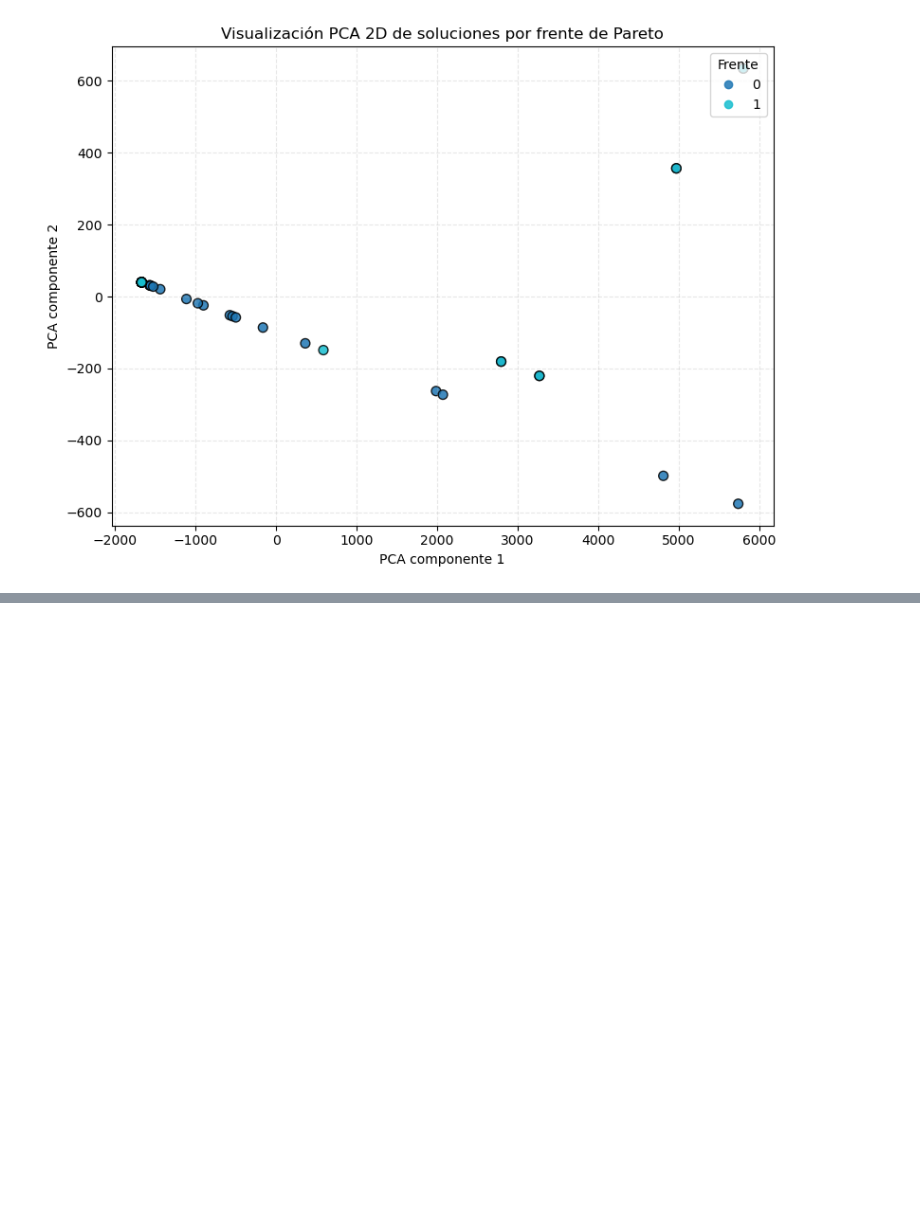
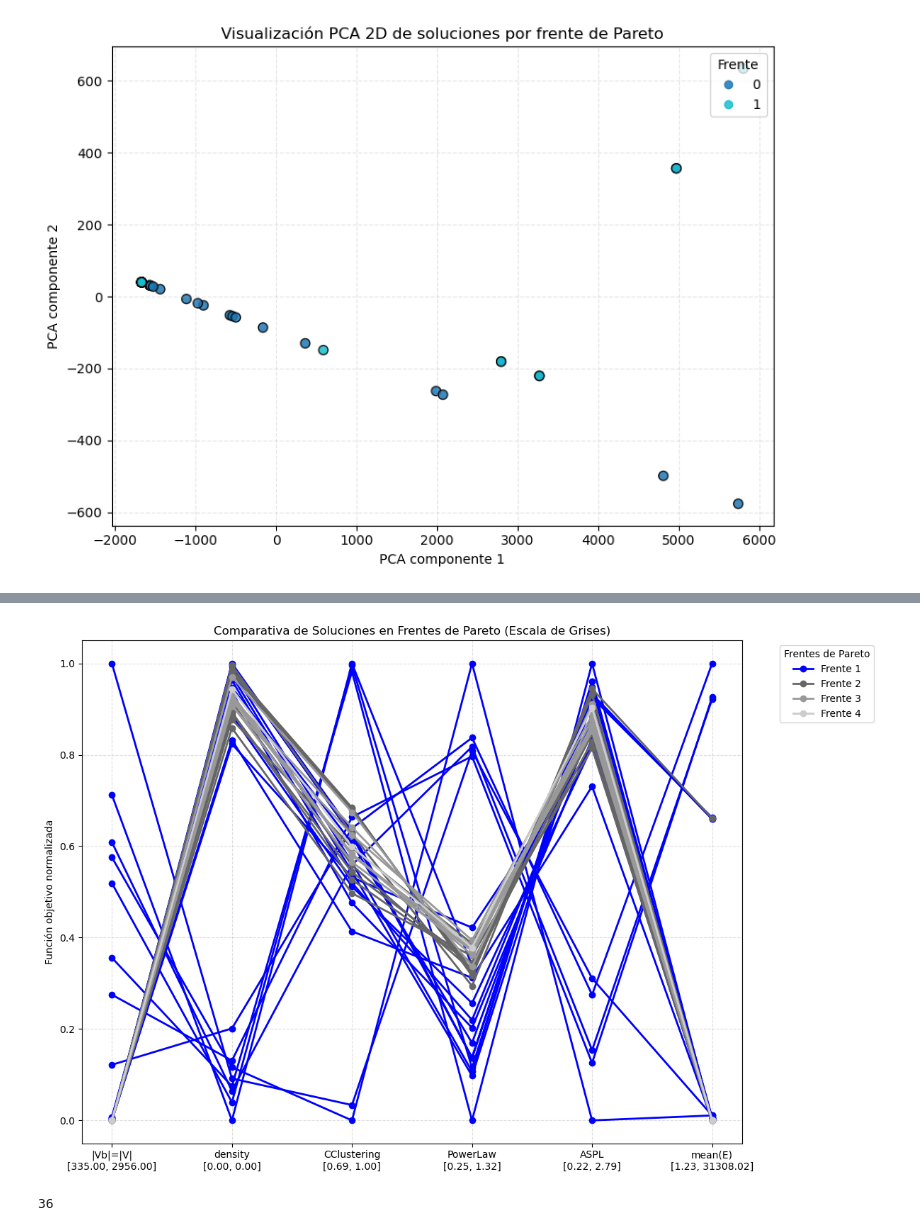
Before and after one commit to diazmx/phd-thesis-lab, a Jupyter notebook: 13-paper-modelling/BipMetrics.ipynb, the cells around one changed output, grey strips where cells are left out. Drawn from its saved outputs; the diff is of its cells as text; code cells hidden in the pictures; blank space fills up the shorter version.

```diff
--- a/13-paper-modelling/BipMetrics.ipynb
+++ b/13-paper-modelling/BipMetrics.ipynb
@@ -717,0 +720,74 @@ plt.show()
+# %%
+# --- Fin de la simulación de datos ---
+
+labels = ["|Vb|=|V|", "density", "CClustering", "PowerLaw", "ASPL", "mean(E)"]
+
+# 1. Aplanar la lista de frentes para normalizar todos los datos juntos
+todas_las_soluciones = [sol for front in all_fronts for sol in front]
+F_all = np.array([sol["f"] for sol in todas_las_soluciones])
+
+# 2. Calcular los valores mínimo y máximo de cada función objetivo
+min_vals = F_all.min(axis=0)
+max_vals = F_all.max(axis=0)
+
+# 3. Normalizar todos los valores
+F_norm_all = (F_all - min_vals) / (max_vals - min_vals + 1e-8)
+
+# 4. Preparar la figura para la gráfica
+plt.figure(figsize=(12, 8))
+
+# Generar una escala de grises
+num_frentes = len(all_fronts)
+# Usar `np.linspace` para generar valores de gris desde un tono oscuro a uno claro.
+# Por ejemplo, desde un gris 0.2 (oscuro) hasta 0.8 (claro).
+gray_scale = np.linspace(0.2, 0.8, num_frentes)
+
+# 5. Recorrer los frentes y las soluciones para graficar
+idx_solucion = 0
+for i, front in enumerate(all_fronts):
+    rank = i + 1
+    # Asignar el color de la escala de grises al frente actual
+    if i == 0:
+        color = "blue"
+    else:
+        color = str(gray_scale[i])
+
+    for j, sol in enumerate(front):
+        F_norm_solucion = F_norm_all[idx_solucion]
+
+        # Etiquetar solo el primer grafo de cada frente para la leyenda
+        if j == 0:
+            label = f"Frente {rank}"
+        else:
+            label = None
+
+        plt.plot(
+            labels,
+            F_norm_solucion,
+            color=color,
+            linestyle='-',
+            linewidth=2,
+            marker='o',
+            label=label
+        )
+
+        idx_solucion += 1
+
+# 6. Actualizar las etiquetas del eje X con los rangos de valores reales
+new_labels = [f"{lbl}\n[{min_v:.2f}, {max_v:.2f}]" for lbl, min_v, max_v in zip(labels, min_vals, max_vals)]
+plt.xticks(range(len(new_labels)), new_labels, rotation=0)
+
+# 7. Configurar y guardar la gráfica
+plt.ylabel("Función objetivo normalizada")
+plt.title("Comparativa de Soluciones en Frentes de Pareto (Escala de Grises)")
+plt.grid(True, linestyle="--", alpha=0.4)
+plt.legend(title="Frentes de Pareto", bbox_to_anchor=(1.05, 1), loc="upper left")
+plt.tight_layout()
+plt.savefig("frentes_de_pareto_grises.png")
+plt.show()
+# %% [output]
+[figure, added]
+# %%
+len(solutions)
+# %% [output]
+36
```
Also changed, not shown: parts of 17 cells of this notebook, 8 other files.
